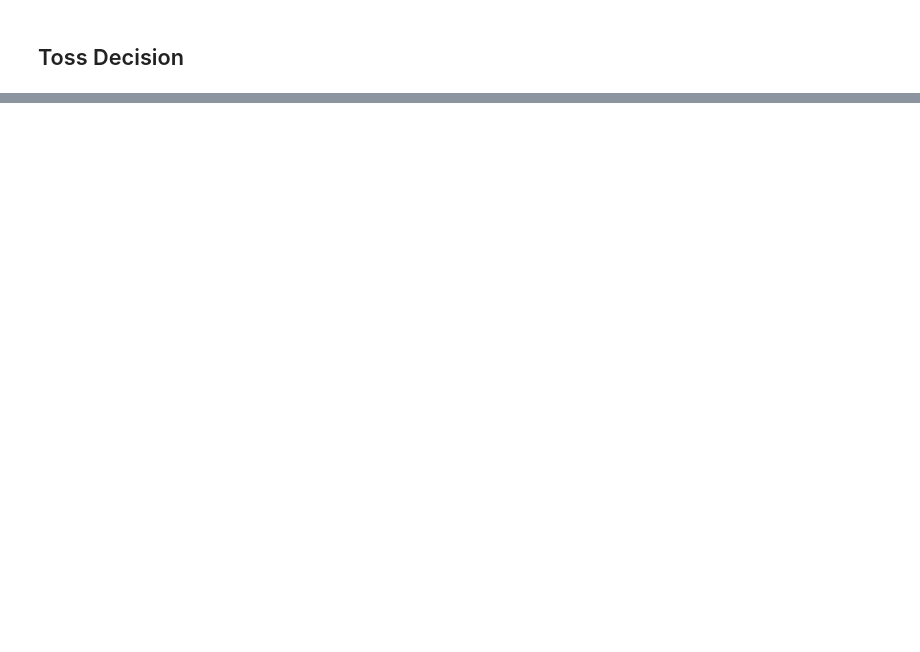
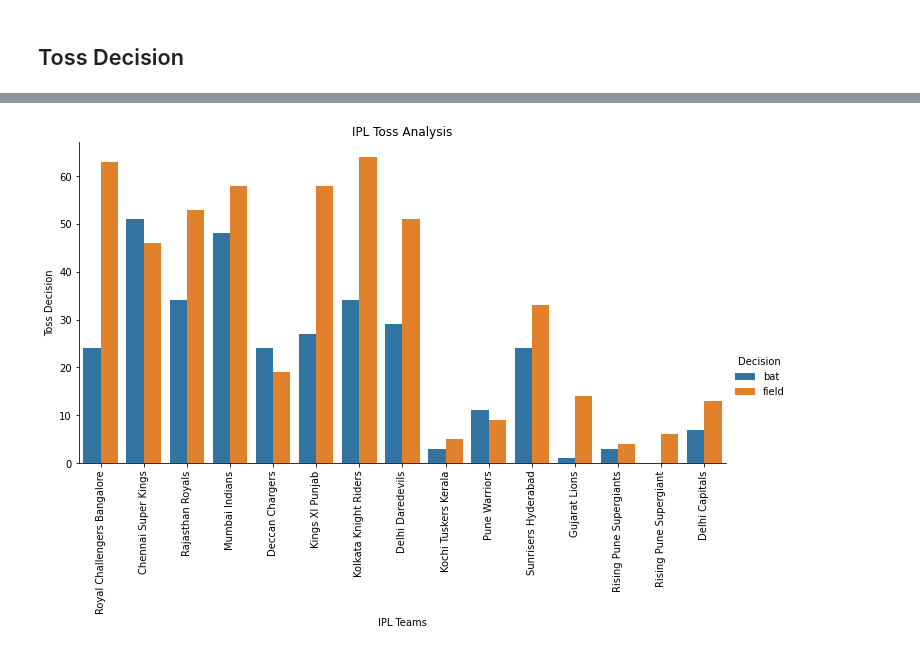
Before and after one commit to nachikethmurthy/Edureka-Webinars, a Jupyter notebook: IPL Data Analysis using Python.ipynb, the cells around one changed output, grey strips where cells are left out. Saved outputs shown, nothing was run; the diff lists cells and outputs as text; code cells hidden in the pictures; blank space fills up the shorter version.

```diff
--- a/IPL Data Analysis using Python.ipynb
+++ b/IPL Data Analysis using Python.ipynb
@@ -156,0 +256,10 @@ sns.catplot()
+# %%
+sns.catplot(x="Toss Winner",y="Times", hue="Decision",data=decision_making,
+kind="bar",height=5,aspect=2)
+plt.xticks(rotation=90)
+plt.xlabel("IPL Teams")
+plt.ylabel("Toss Decision")
+plt.title("IPL Toss Analysis")
+plt.show()
+# %% [output]
+[figure, added]
```
Also changed, not shown: parts of 11 cells of this notebook.
